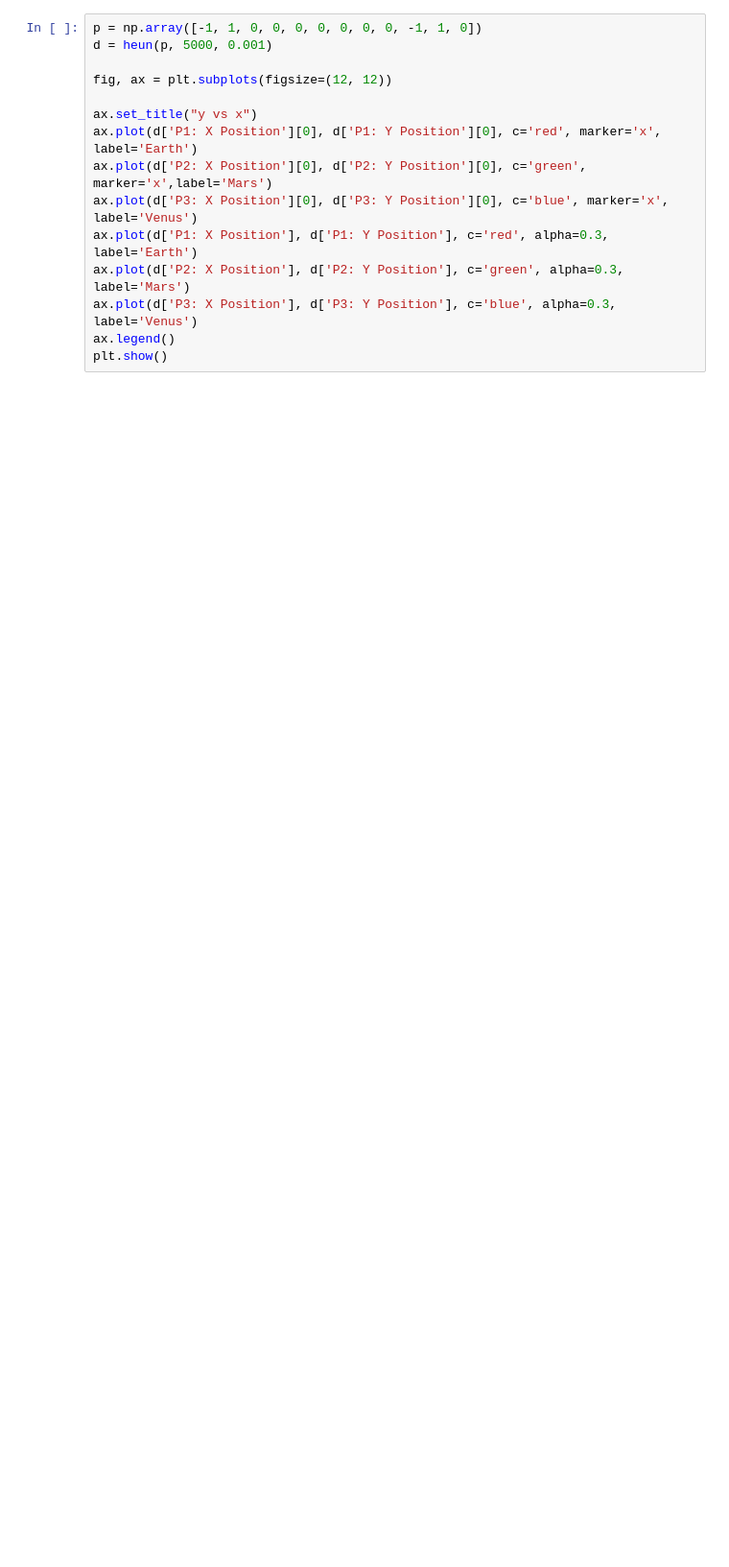
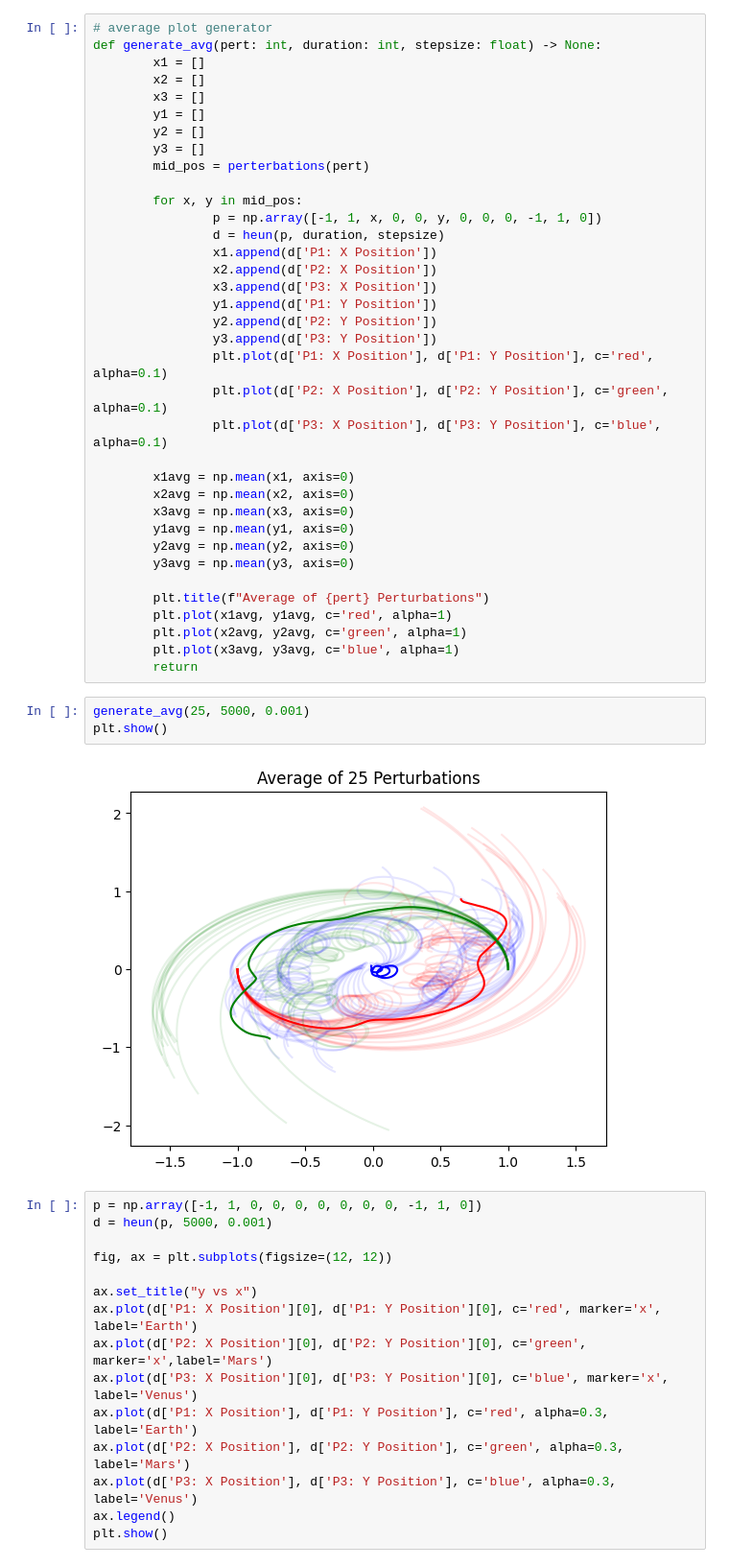
Before and after one commit to wastjohn/ThreeBodyProblemVis, a Jupyter notebook: ThreeBodyVis.ipynb, the cells around one changed output. Shown at 96% size. Drawn from its saved outputs; the diff is of its cells as text; blank space fills up the shorter version.

```diff
--- a/ThreeBodyVis.ipynb
+++ b/ThreeBodyVis.ipynb
@@ -79,3 +146,44 @@ def derivative(p0: np.array):
+# %%
+# average plot generator
+def generate_avg(pert: int, duration: int, stepsize: float) -> None:
+        x1 = []
+        x2 = []
+        x3 = []
+        y1 = []
+        y2 = []
+        y3 = []
+        mid_pos = perterbations(pert)
+
+        for x, y in mid_pos:
+                p = np.array([-1, 1, x, 0, 0, y, 0, 0, 0, -1, 1, 0])
+                d = heun(p, duration, stepsize)
+                x1.append(d['P1: X Position'])
+                x2.append(d['P2: X Position'])
+                x3.append(d['P3: X Position'])
+                y1.append(d['P1: Y Position'])
+                y2.append(d['P2: Y Position'])
+                y3.append(d['P3: Y Position'])
+                plt.plot(d['P1: X Position'], d['P1: Y Position'], c='red', alpha=0.1)
+                plt.plot(d['P2: X Position'], d['P2: Y Position'], c='green', alpha=0.1)
+                plt.plot(d['P3: X Position'], d['P3: Y Position'], c='blue', alpha=0.1)
+
+        x1avg = np.mean(x1, axis=0)
+        x2avg = np.mean(x2, axis=0)
+        x3avg = np.mean(x3, axis=0)
+        y1avg = np.mean(y1, axis=0)
+        y2avg = np.mean(y2, axis=0)
+        y3avg = np.mean(y3, axis=0)
+
+        plt.title(f"Average of {pert} Perturbations")
+        plt.plot(x1avg, y1avg, c='red', alpha=1)
+        plt.plot(x2avg, y2avg, c='green', alpha=1)
+        plt.plot(x3avg, y3avg, c='blue', alpha=1)
+        return
+# %%
+generate_avg(25, 5000, 0.001)
+plt.show()
+# %% [output]
+[figure, added]
 # %%
 p = np.array([-1, 1, 0, 0, 0, 0, 0, 0, 0, -1, 1, 0])
 d = heun(p, 5000, 0.001)
```
Also changed, not shown: parts of 8 cells of this notebook, 1 other file.
